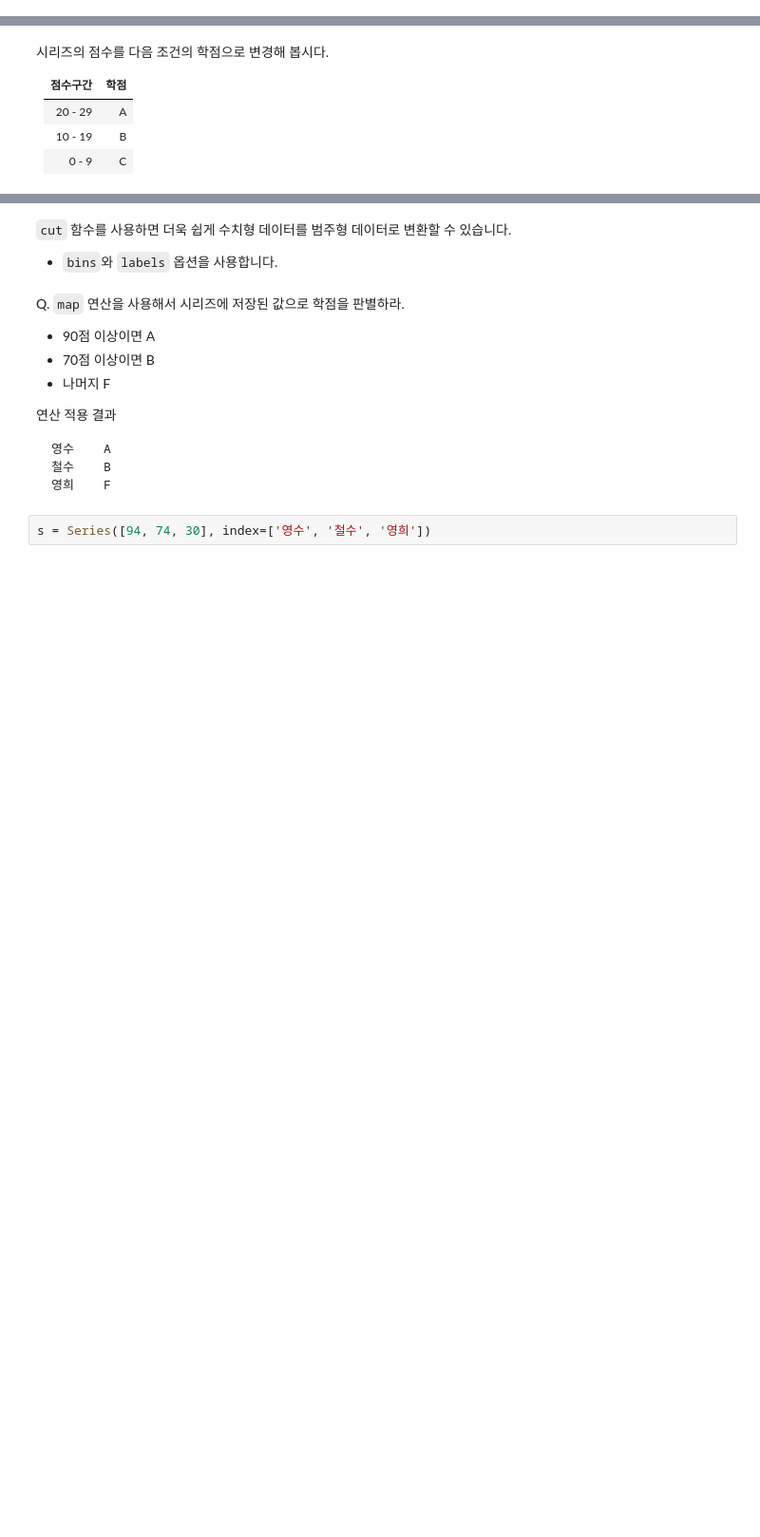
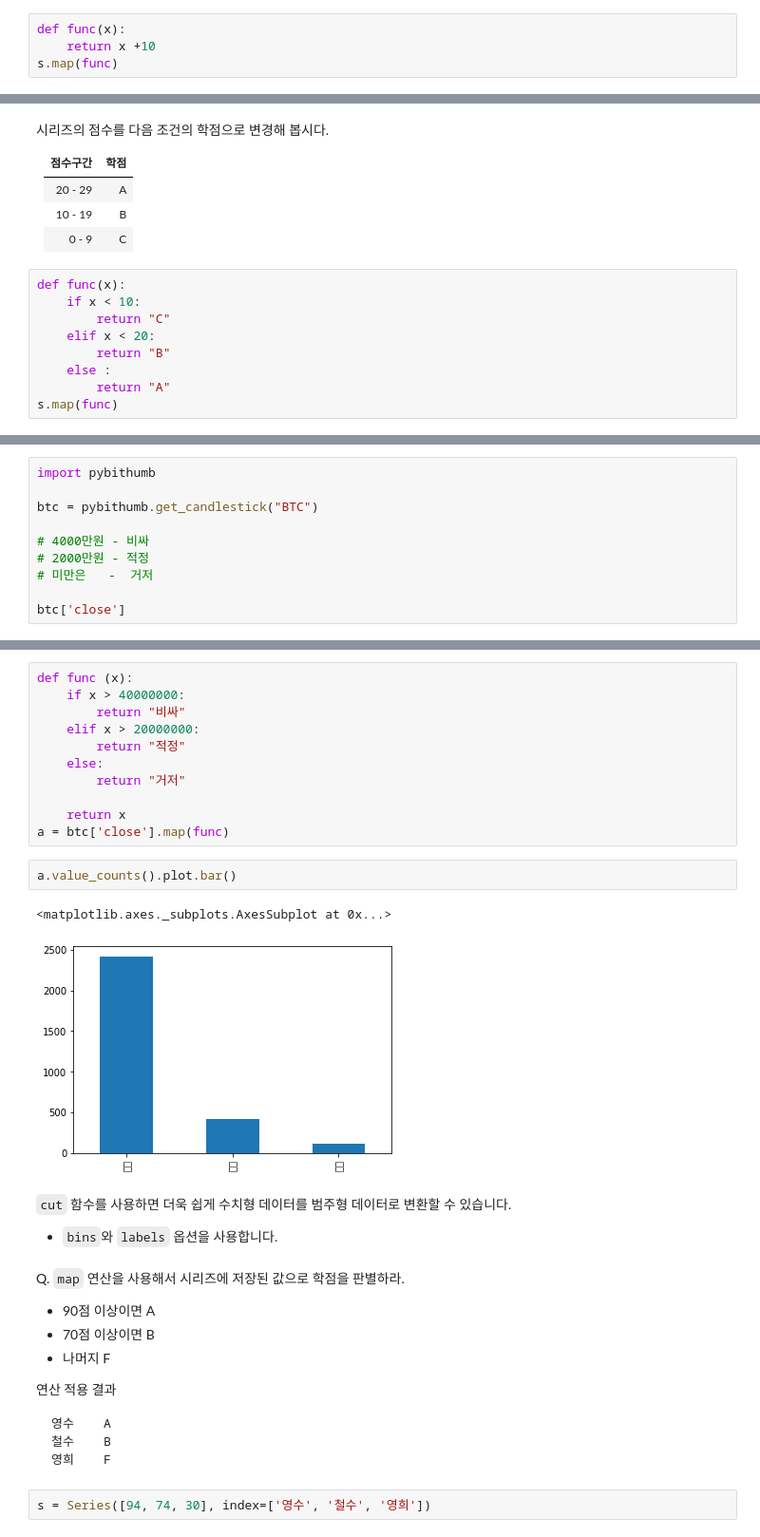
Before and after one commit to y001003/yeardream, a Jupyter notebook: python_basic/Series2_1.ipynb, the cells around one changed output, grey strips where cells are left out. Shown at 95% size. Saved outputs shown, nothing was run; the diff lists cells and outputs as text; blank space fills up the shorter version.

```diff
--- a/python_basic/Series2_1.ipynb
+++ b/python_basic/Series2_1.ipynb
@@ -153,3 +207,7 @@ print(s)
 1    13
 2    23
 dtype: int64
+# %%
+def func(x):
+    return x +10
+s.map(func)
@@ -161,3 +224,12 @@ dtype: int64
 | 20 - 29 | A |
 | 10 - 19 | B |
 | 0 - 9 | C |
+# %%
+def func(x):
+    if x < 10:
+        return "C"
+    elif x < 20:
+        return "B"
+    else :
+        return "A"
+s.map(func)
@@ -163,0 +276,10 @@ dtype: int64
+# %%
+import pybithumb
+
+btc = pybithumb.get_candlestick("BTC")
+
+# 4000만원 - 비싸
+# 2000만원 - 적정
+# 미만은   -  거저
+
+btc['close']
@@ -164,3 +300,19 @@ dtype: int64
+# %%
+def func (x):
+    if x > 40000000:
+        return "비싸"
+    elif x > 20000000:
+        return "적정"
+    else:
+        return "거저"
+
+    return x
+a = btc['close'].map(func)
+# %%
+a.value_counts().plot.bar()
+# %% [output]
+<matplotlib.axes._subplots.AxesSubplot at 0x...>
+[figure, added]
 # %% [markdown]
 `cut` 함수를 사용하면 더욱 쉽게 수치형 데이터를 범주형 데이터로 변환할 수 있습니다.
 - `bins`와 `labels` 옵션을 사용합니다.
```
Also changed, not shown: parts of 17 cells of this notebook.
